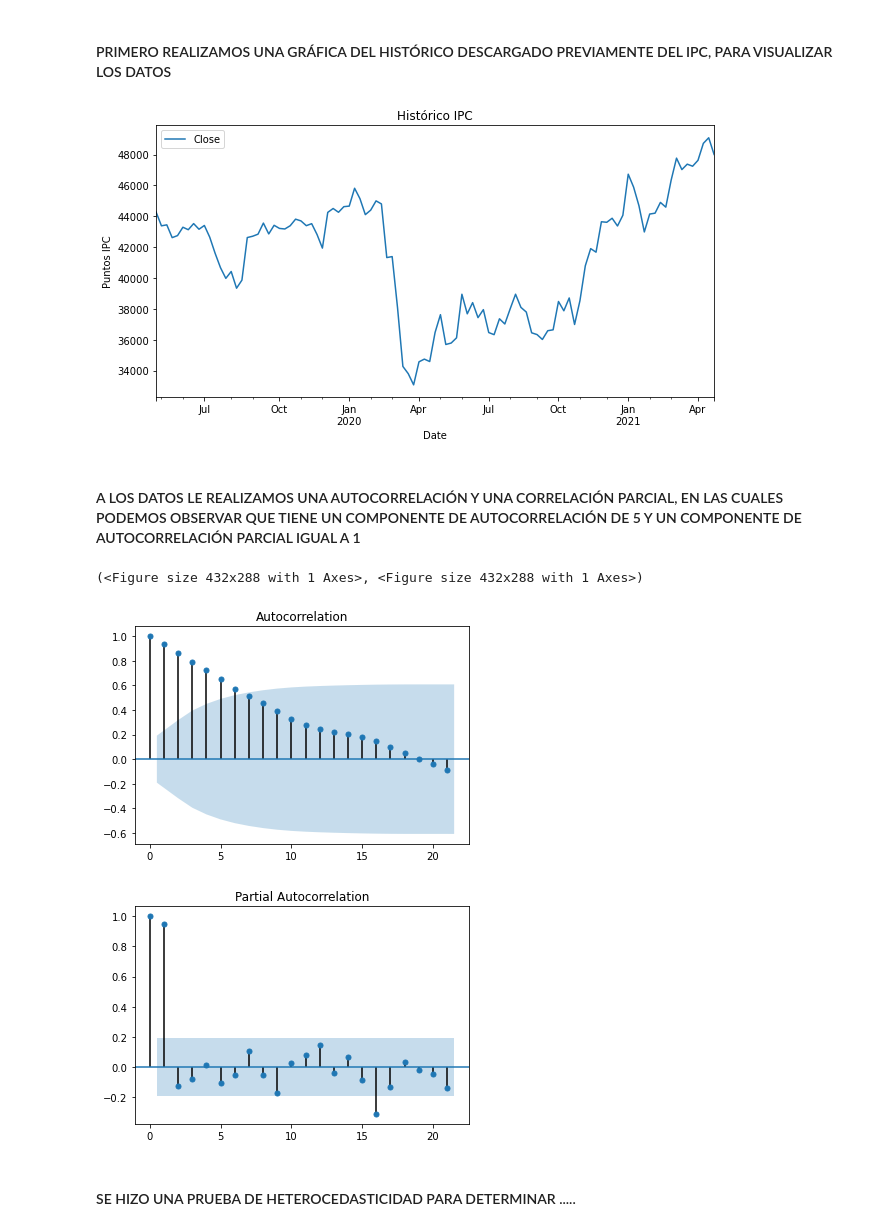
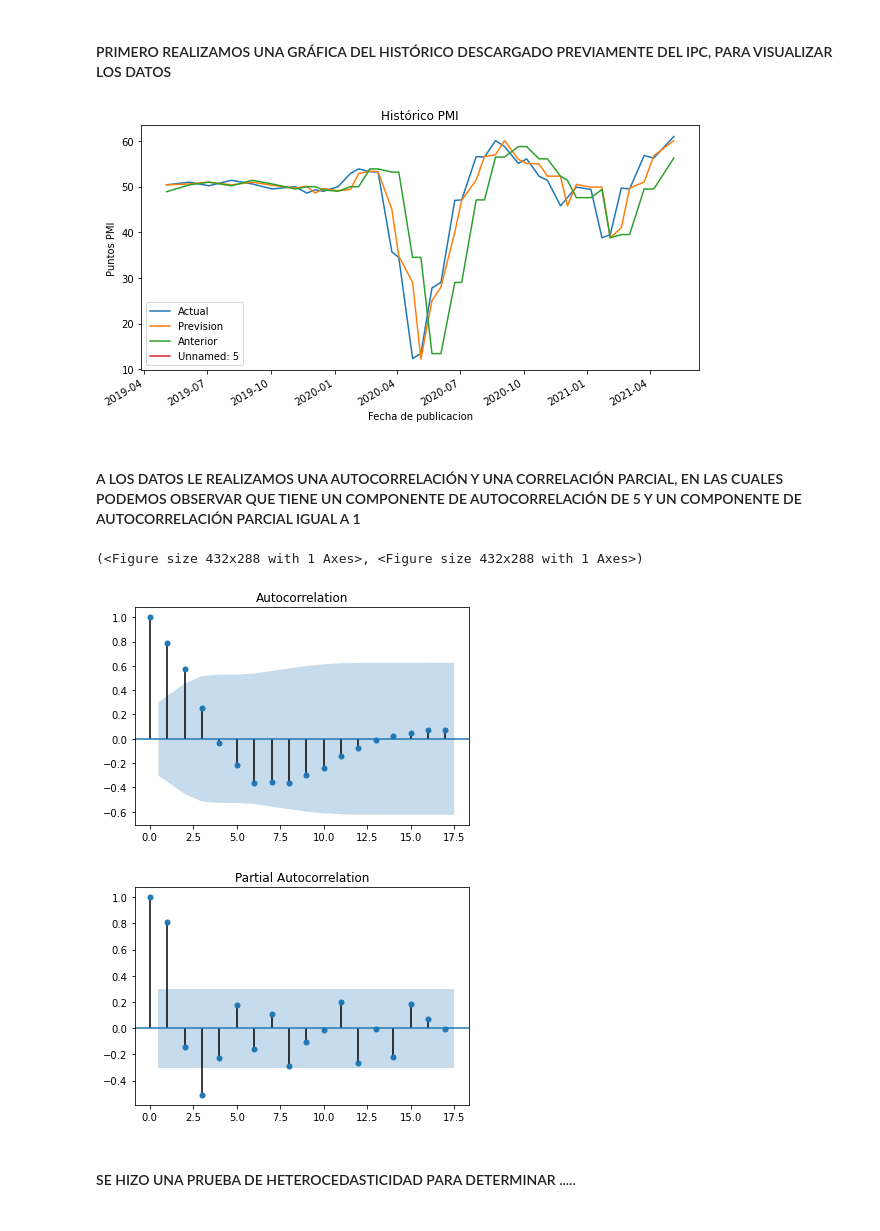
Before and after one commit to Sofiagarciaif/MyST_Proyecto_Final, a Jupyter notebook: notebook.ipynb, the cells around one changed output. Cells and saved outputs as stored; diff of their text form; code cells hidden in the pictures.

```diff
--- a/notebook.ipynb
+++ b/notebook.ipynb
@@ -78 +76,3 @@ D_IPC = dt.f_import_ipc("^MXX")
+# %%
+PMI = dt.f_import_pmi()
 # %%
@@ -102,17 +102,17 @@ D_IPC.tail(5)
 # %% [markdown]
 #### <font color= a05000 > PRIMERO REALIZAMOS UNA GRÁFICA DEL HISTÓRICO DESCARGADO PREVIAMENTE DEL IPC, PARA VISUALIZAR LOS DATOS
 # %%
-vs.f_grafica_hist(D_IPC)
+vs.f_grafica_hist(PMI)
 # %% [output]
-[figure, old version]
+[figure, new version]
 # %% [markdown]
 #### <font color= a05000 > A LOS DATOS LE REALIZAMOS UNA AUTOCORRELACIÓN Y UNA CORRELACIÓN PARCIAL, EN LAS CUALES PODEMOS OBSERVAR QUE TIENE UN COMPONENTE DE AUTOCORRELACIÓN DE 5 Y UN COMPONENTE DE AUTOCORRELACIÓN PARCIAL IGUAL A 1
 # %%
-vs.f_autocorr(D_IPC)
+vs.f_autocorr(PMI["Actual"])
 # %% [output]
 (<Figure size 432x288 with 1 Axes>, <Figure size 432x288 with 1 Axes>)
-[figure, old version]
+[figure, new version]
-[figure, old version]
+[figure, new version]
 # %% [markdown]
 #### <font color= a05000 > SE HIZO UNA PRUEBA DE HETEROCEDASTICIDAD PARA DETERMINAR .....
 # %% [markdown]
```
Also changed, not shown: parts of 7 cells of this notebook, 4 other files.
